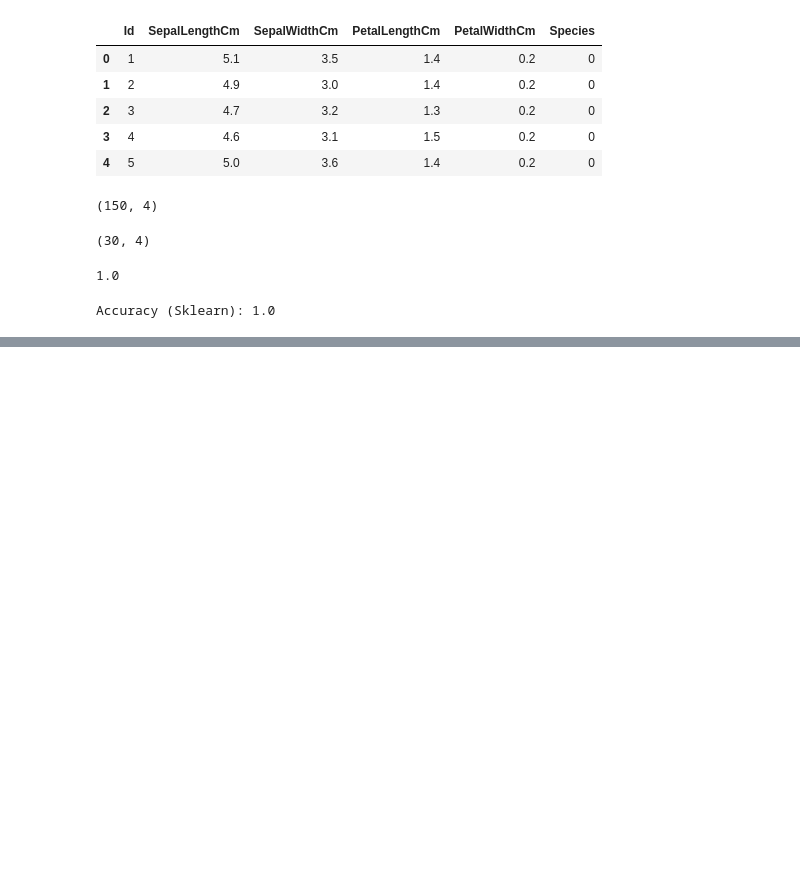
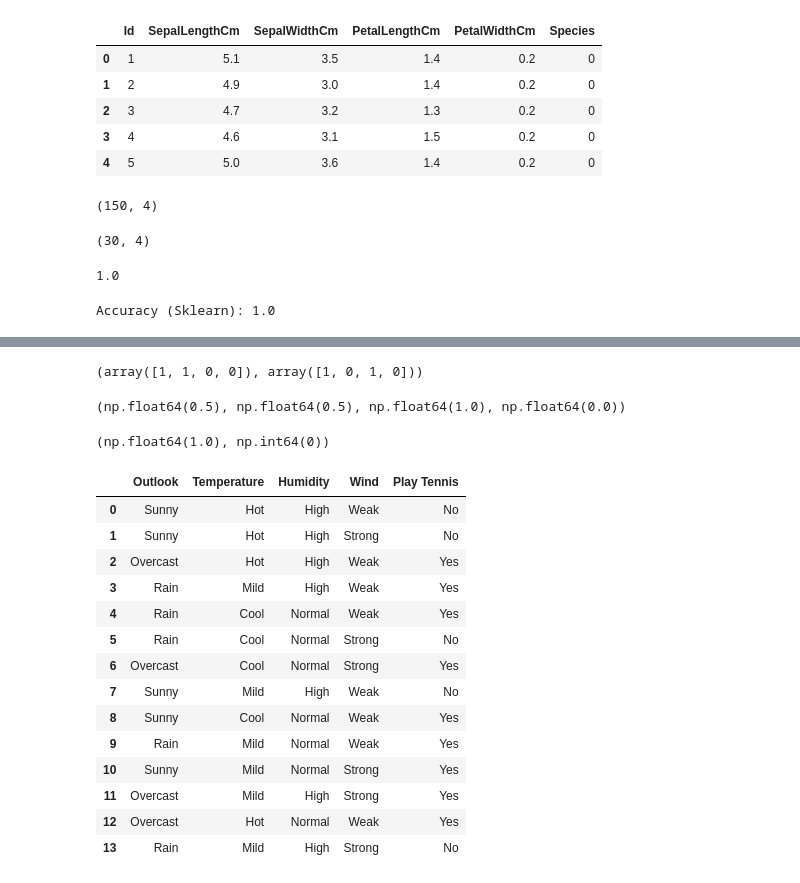
Before and after one commit to Anpkpk/machine-learning-2526, a Jupyter notebook: lab5/lab5.ipynb, the cells around one changed output, grey strips where cells are left out. Saved outputs shown, nothing was run; the diff lists cells and outputs as text; code cells hidden in the pictures; blank space fills up the shorter version.

```diff
--- a/lab5/lab5.ipynb
+++ b/lab5/lab5.ipynb
@@ -200,0 +260,20 @@ Accuracy (Sklearn): 1.0
+# %%
+f1 = X[:, 0]
+f2 = X[:, 1]
+f1, f2
+# %% [output]
+(array([1, 1, 0, 0]), array([1, 0, 1, 0]))
+# %%
+gini_f1 = gini_impurity(y)
+gini_f2 = gini_impurity(f2)
+
+ig_f1 = information_gain(f1, y)
+ig_f2 = information_gain(f2, y)
+gini_f1, gini_f2, ig_f1, ig_f2
+# %% [output]
+(np.float64(0.5), np.float64(0.5), np.float64(1.0), np.float64(0.0))
+# %%
+ig, idx = best_feature(X, y)
+ig, idx
+# %% [output]
+(np.float64(1.0), np.int64(0))
@@ -200,0 +365,19 @@ Accuracy (Sklearn): 1.0
+# %%
+data = pd.read_csv('PlayTennis.csv')
+data.head(20)
+# %% [output]
+|  | Outlook | Temperature | Humidity | Wind | Play Tennis |
+| 0 | Sunny | Hot | High | Weak | No |
+| 1 | Sunny | Hot | High | Strong | No |
+| 2 | Overcast | Hot | High | Weak | Yes |
+| 3 | Rain | Mild | High | Weak | Yes |
+| 4 | Rain | Cool | Normal | Weak | Yes |
+| 5 | Rain | Cool | Normal | Strong | No |
+| 6 | Overcast | Cool | Normal | Strong | Yes |
+| 7 | Sunny | Mild | High | Weak | No |
+| 8 | Sunny | Cool | Normal | Weak | Yes |
+| 9 | Rain | Mild | Normal | Weak | Yes |
+| 10 | Sunny | Mild | Normal | Strong | Yes |
+| 11 | Overcast | Mild | High | Strong | Yes |
+| 12 | Overcast | Hot | Normal | Weak | Yes |
+| 13 | Rain | Mild | High | Strong | No |
```
Also changed, not shown: parts of 15 cells of this notebook.
